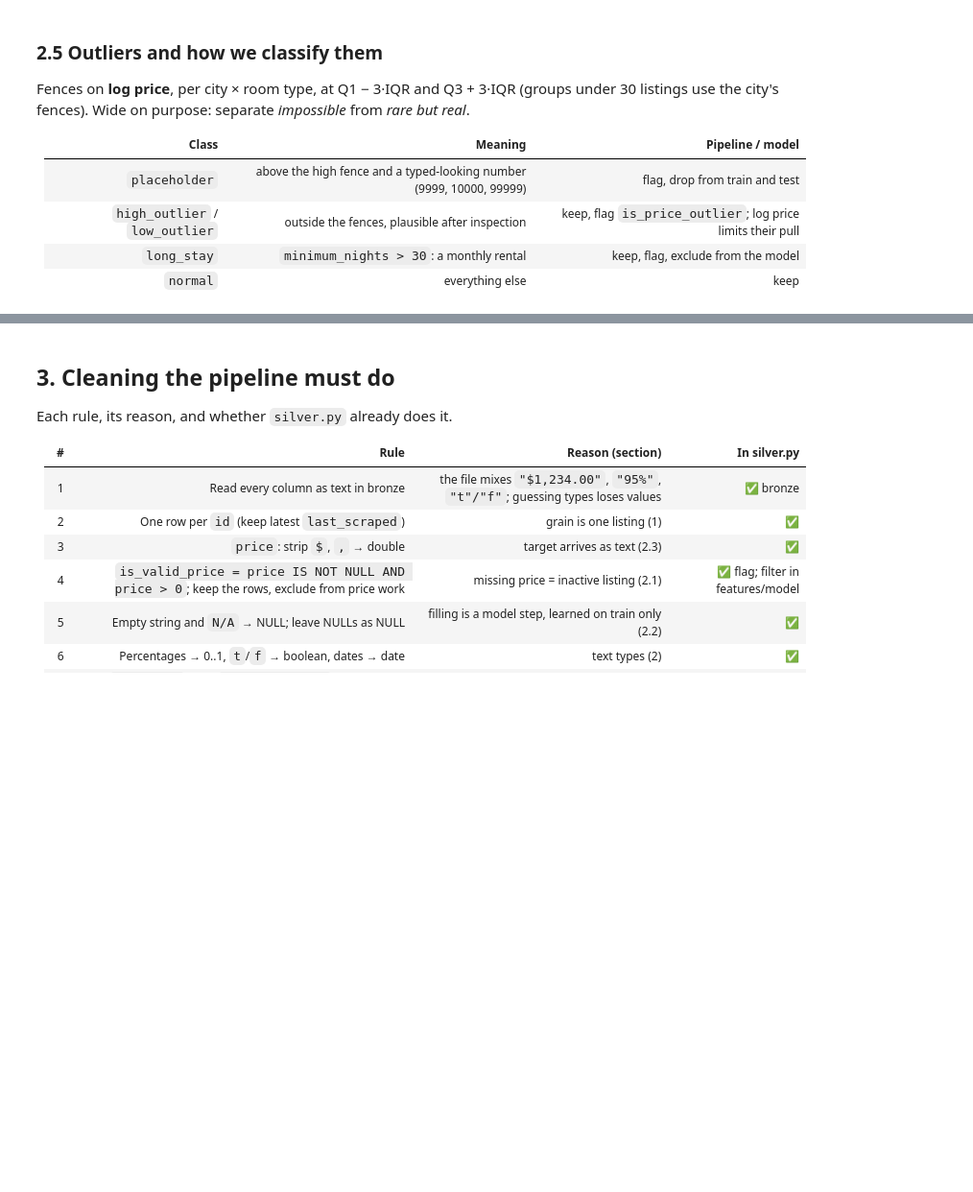
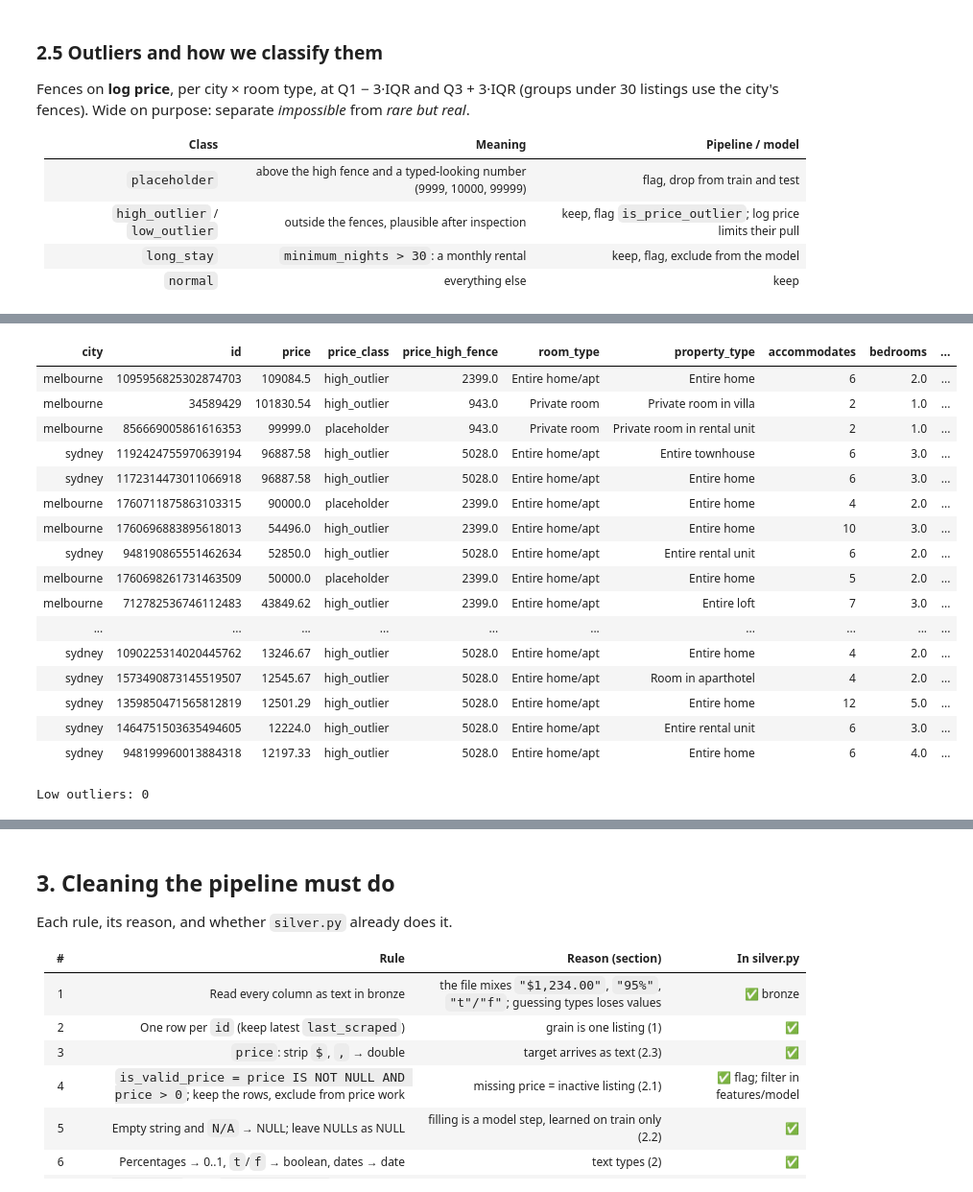
Before and after one commit to dantssm/airbnb-lakehouse-cucumber-computing, a Jupyter notebook: notebooks/01_eda_leakage.ipynb, the cells around one changed output, grey strips where cells are left out. Shown at 96% size. Saved outputs shown, nothing was run; the diff lists cells and outputs as text; code cells hidden in the pictures; blank space fills up the shorter version.

```diff
--- a/notebooks/01_eda_leakage.ipynb
+++ b/notebooks/01_eda_leakage.ipynb
@@ -176,10 +290,30 @@ display(pd.crosstab(df["city"], df["price_class"], margins=True).reset_index())
 # %%
 # Inspect by hand: luxury homes or errors?
 show = ["city", "id", "price", "price_class", "price_high_fence", "room_type", "property_type",
         "accommodates", "bedrooms", "minimum_nights", "availability_365", "number_of_reviews", "name"]
 show = [c for c in show if c in df]
 display(df[df.price_class.isin(["placeholder", "high_outlier"])].sort_values("price", ascending=False)[show].head(30))
-display(df[df.price_class == "low_outlier"].sort_values("price")[show].head(15))
+low = df[df.price_class == "low_outlier"].sort_values("price")[show].head(15)
+print("Low outliers:", len(low)); display(low) if len(low) else None
+# %% [output]
+| city | id | price | price_class | price_high_fence | room_type | property_type | accommodates | bedrooms | ... |
+| melbourne | 1095956825302874703 | 109084.5 | high_outlier | 2399.0 | Entire home/apt | Entire home | 6 | 2.0 | ... |
+| melbourne | 34589429 | 101830.54 | high_outlier | 943.0 | Private room | Private room in villa | 2 | 1.0 | ... |
+| melbourne | 856669005861616353 | 99999.0 | placeholder | 943.0 | Private room | Private room in rental unit | 2 | 1.0 | ... |
+| sydney | 1192424755970639194 | 96887.58 | high_outlier | 5028.0 | Entire home/apt | Entire townhouse | 6 | 3.0 | ... |
+| sydney | 1172314473011066918 | 96887.58 | high_outlier | 5028.0 | Entire home/apt | Entire home | 6 | 3.0 | ... |
+| melbourne | 1760711875863103315 | 90000.0 | placeholder | 2399.0 | Entire home/apt | Entire home | 4 | 2.0 | ... |
+| melbourne | 1760696883895618013 | 54496.0 | high_outlier | 2399.0 | Entire home/apt | Entire home | 10 | 3.0 | ... |
+| sydney | 948190865551462634 | 52850.0 | high_outlier | 5028.0 | Entire home/apt | Entire rental unit | 6 | 2.0 | ... |
+| melbourne | 1760698261731463509 | 50000.0 | placeholder | 2399.0 | Entire home/apt | Entire home | 5 | 2.0 | ... |
+| melbourne | 712782536746112483 | 43849.62 | high_outlier | 2399.0 | Entire home/apt | Entire loft | 7 | 3.0 | ... |
+| ... | ... | ... | ... | ... | ... | ... | ... | ... | ... |
+| sydney | 1090225314020445762 | 13246.67 | high_outlier | 5028.0 | Entire home/apt | Entire home | 4 | 2.0 | ... |
+| sydney | 1573490873145519507 | 12545.67 | high_outlier | 5028.0 | Entire home/apt | Room in aparthotel | 4 | 2.0 | ... |
+| sydney | 1359850471565812819 | 12501.29 | high_outlier | 5028.0 | Entire home/apt | Entire home | 12 | 5.0 | ... |
+| sydney | 1464751503635494605 | 12224.0 | high_outlier | 5028.0 | Entire home/apt | Entire rental unit | 6 | 3.0 | ... |
+| sydney | 948199960013884318 | 12197.33 | high_outlier | 5028.0 | Entire home/apt | Entire home | 6 | 4.0 | ... |
+Low outliers: 0
 # %%
 # Other values outside what is physically plausible (counts per city)
 display(eda.other_outliers(df).reset_index())
```
Also changed, not shown: parts of 21 cells of this notebook.
